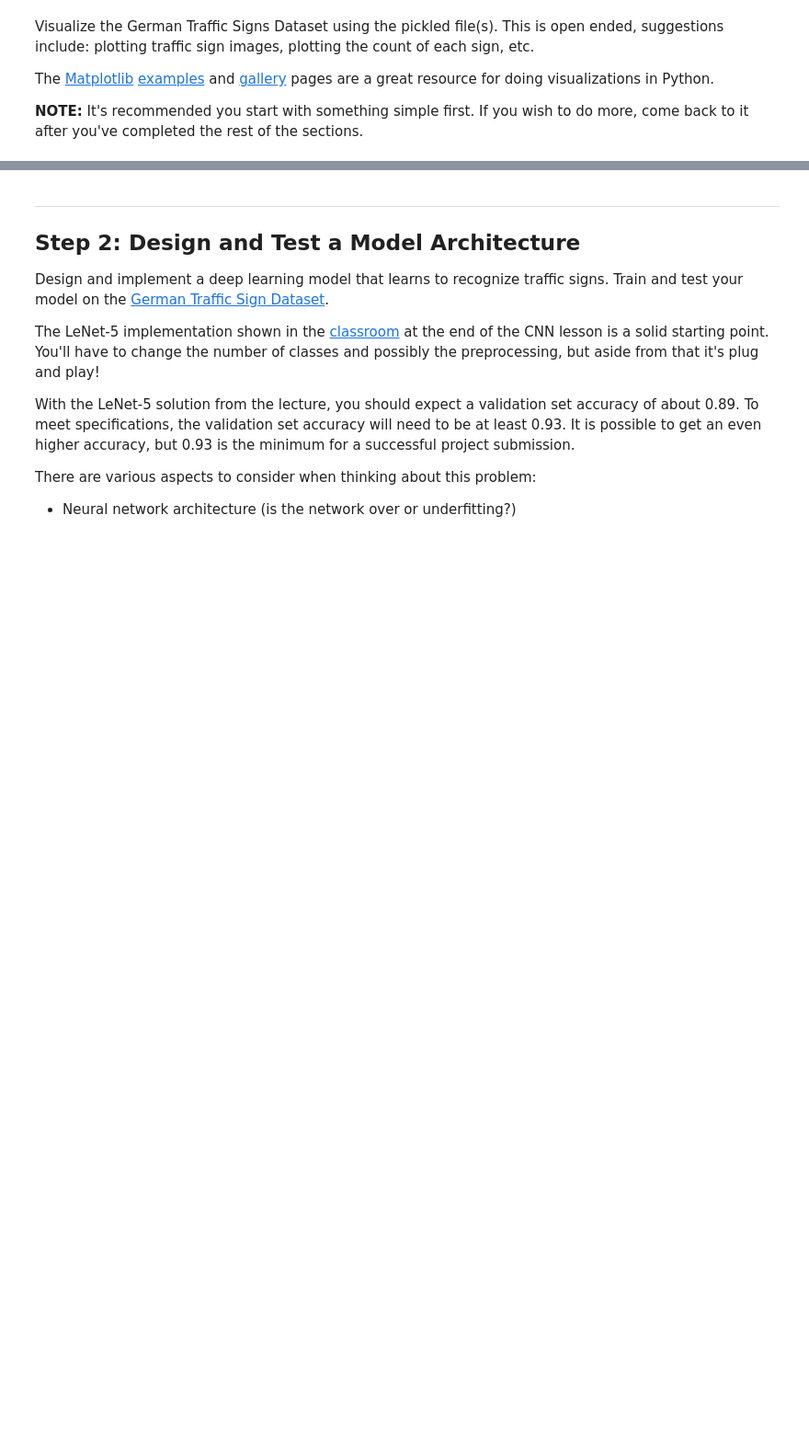
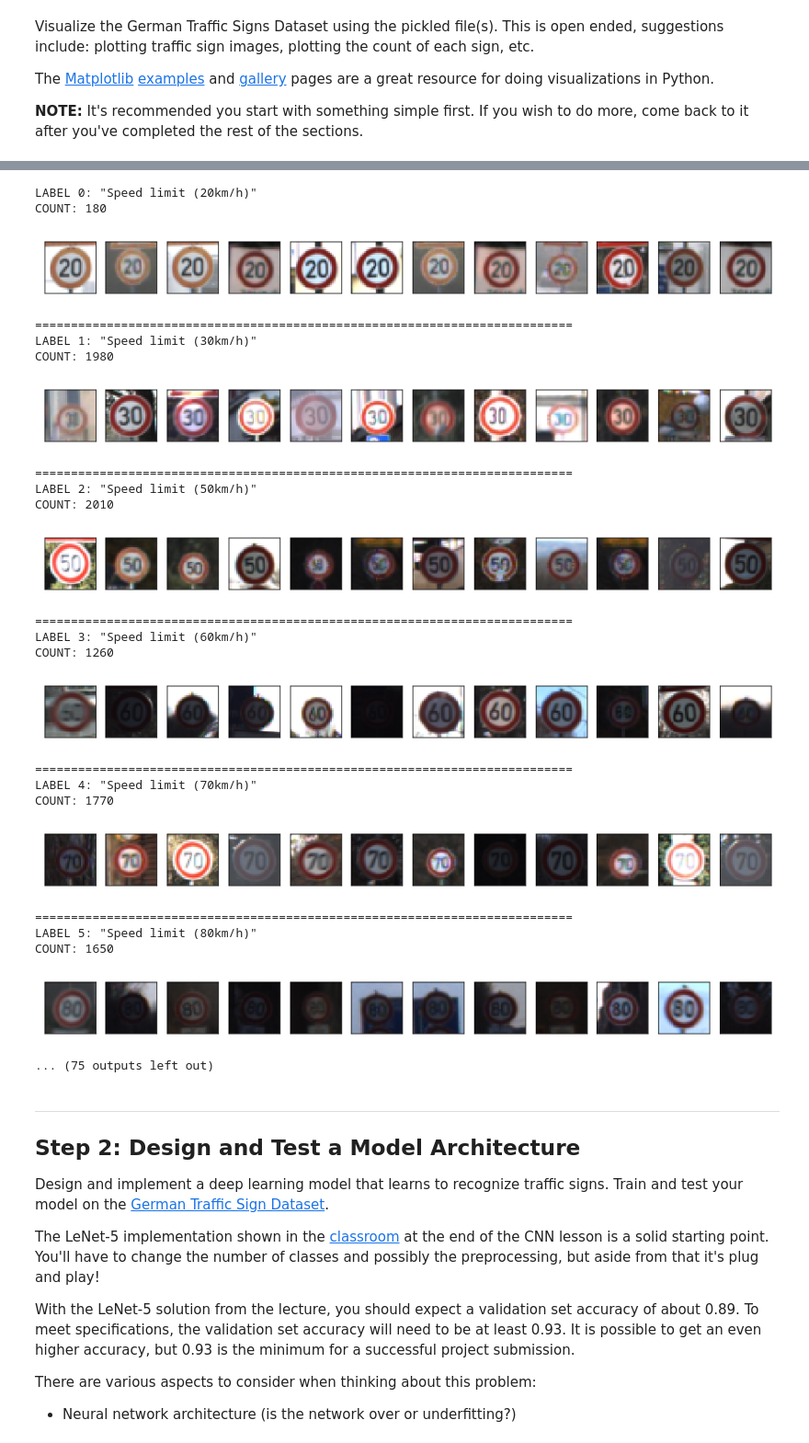
Before and after one commit to liamondrop/traffic-sign-classifier, a Jupyter notebook: Traffic_Sign_Classifier.ipynb, the cells around one changed output, grey strips where cells are left out. Shown at 92% size. Drawn from its saved outputs; the diff is of its cells as text; code cells hidden in the pictures; blank space fills up the shorter version.

```diff
--- a/Traffic_Sign_Classifier.ipynb
+++ b/Traffic_Sign_Classifier.ipynb
@@ -57,24 +59,10 @@ Complete the basic data summary below. Use python, numpy and/or pandas methods t
 # %% [markdown]
 ### Provide a Basic Summary of the Data Set Using Python, Numpy and/or Pandas
 # %%
-### Replace each question mark with the appropriate value.
-### Use python, pandas or numpy methods rather than hard coding the results
-import cv2
-from sklearn.utils import shuffle
-import numpy as np
-import matplotlib.pyplot as plt
-%matplotlib inline
-
 n_train = X_train.shape[0]
-
-# TODO: Number of testing examples.
 n_test = X_test.shape[0]
-
-# TODO: What's the shape of an traffic sign image?
 image_shape = X_train[0].shape
-
-# TODO: How many unique classes/labels there are in the dataset.
-n_classes = len(np.unique(y_train))
+n_classes = np.unique(y_train).shape[0]
 
 print("Number of training examples =", n_train)
 print("Number of testing examples =", n_test)
@@ -91,6 +92,6 @@ The [Matplotlib](http://matplotlib.org/) [examples](http://matplotlib.org/exampl
 # %%
 import csv
-sign_labels = {}
+class_labels = {}
 with open('signnames.csv', mode='r') as infile:
     reader = csv.reader(infile)
-    sign_labels = {key: val for key, val in reader}
+    class_labels = {key: val for key, val in reader}
@@ -136,3 +98,47 @@ visualize_grid(X_train[indices], y_train[indices], 4, 7)
+# %%
+max_label = np.argmax(n)
+min_label = np.argmin(n)
+max_examples = X_train[y_train==max_label]
+min_examples = X_train[y_train==min_label]
+
+def visualize_class(x, y, rows=1, cols=12):
+    num = y[0]
+    label = class_labels[str(num)]
+    print('LABEL {}: "{}"\nCOUNT: {}'.format(num, label, x.shape[0]))
+    plt.figure(figsize=(15,2))
+    for i in range(cols):
+        plt.subplot(rows, cols, i+1, xticks=[], yticks=[])
+        plt.imshow(x[np.random.randint(x.shape[0])])
+    plt.show()
+    print("=" * 75)
+
+for c in range(n_classes):
+    visualize_class(X_train[y_train==c], y_train[y_train==c])
+# %% [output]
+LABEL 0: "Speed limit (20km/h)"
+COUNT: 180
+[figure, added]
+===========================================================================
+LABEL 1: "Speed limit (30km/h)"
+COUNT: 1980
+[figure, added]
+===========================================================================
+LABEL 2: "Speed limit (50km/h)"
+COUNT: 2010
+[figure, added]
+===========================================================================
+LABEL 3: "Speed limit (60km/h)"
+COUNT: 1260
+[figure, added]
+===========================================================================
+LABEL 4: "Speed limit (70km/h)"
+COUNT: 1770
+[figure, added]
+===========================================================================
+LABEL 5: "Speed limit (80km/h)"
+COUNT: 1650
+[figure, added]
+... (75 outputs left out)
 # %% [markdown]
 ----
 
```
Also changed, not shown: parts of 12 cells of this notebook.
